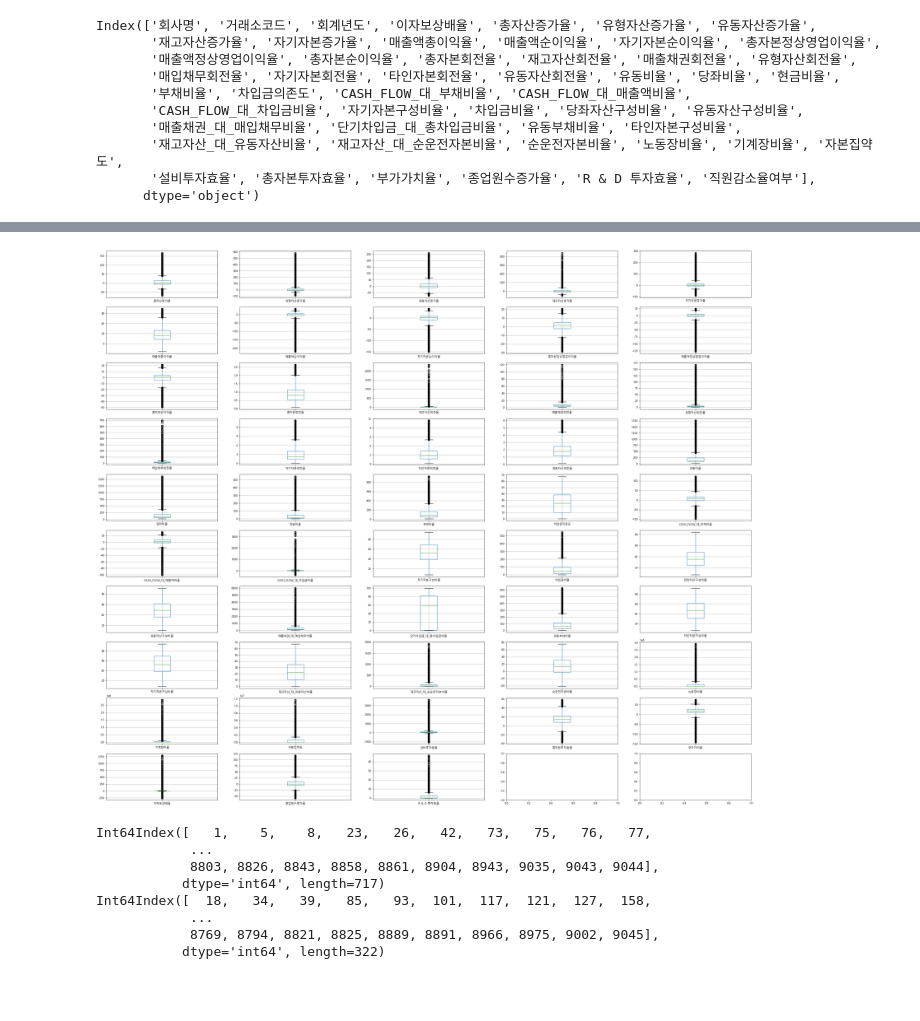
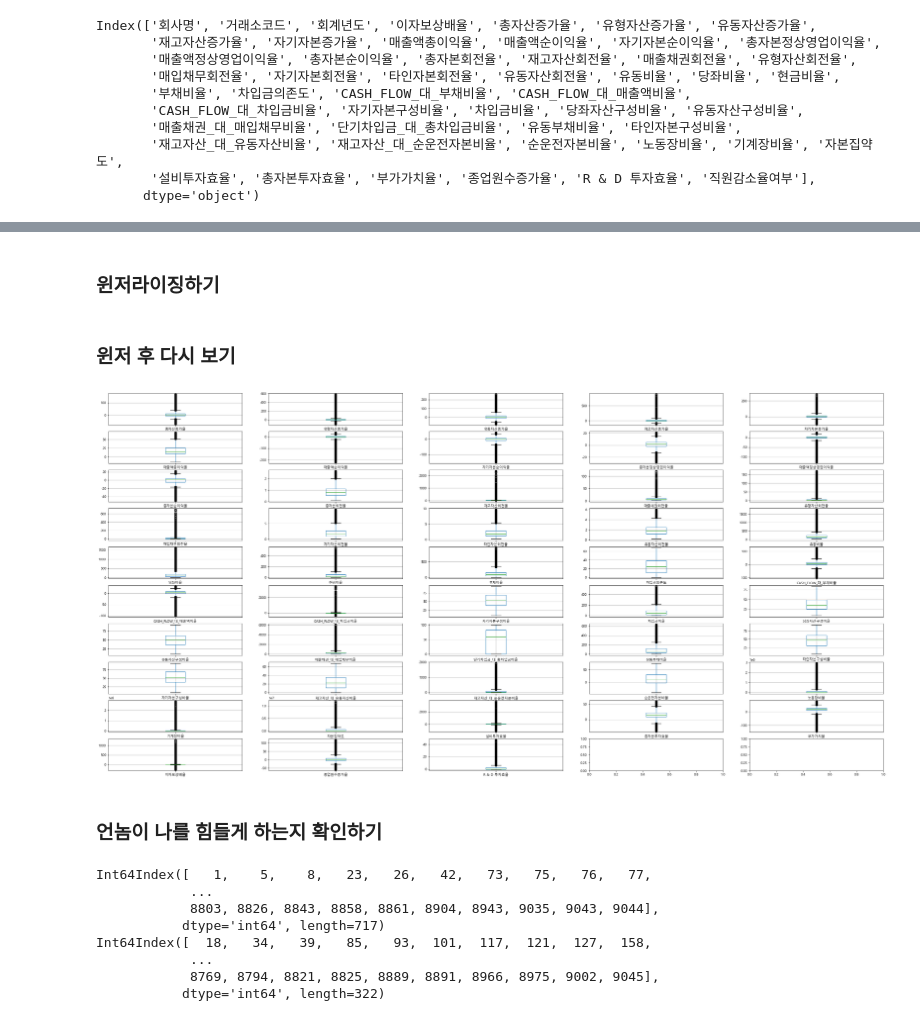
Before and after one commit to Penta-Audit-Technology/jh, a Jupyter notebook: 회귀노가다.ipynb, the cells around one changed output, grey strips where cells are left out. Drawn from its saved outputs; the diff is of its cells as text; code cells hidden in the pictures; blank space fills up the shorter version.

```diff
--- a/회귀노가다.ipynb
+++ b/회귀노가다.ipynb
@@ -80,0 +138,4 @@ df
+# %%
+# 거래소코드가 9로 시작하는 기업
+code_nine_list = df['회사명'][df['거래소코드'].astype(str).str.startswith('9')].unique()
+code_nine_list
@@ -80,0 +145,5 @@ df
+# %%
+# 거래소코드가 9로 시작하는 기업 제거
+df = df[~df['회사명'].isin(code_nine_list)]
+df.reset_index(drop=True, inplace=True)
+print(df.shape)
@@ -80,0 +152,4 @@ df
+# %%
+# 기업 기록이 하나인 기업
+single_rows = df['회사명'].value_counts() < 2
+single_rows[single_rows]
@@ -80,0 +174,5 @@ df
+# %%
+# 기업 기록이 하나인 기업 제거
+df = df[~df['회사명'].isin(single_rows[single_rows].index)]
+df.reset_index(drop=True, inplace=True)
+print(df.shape)
@@ -178,3 +481,5 @@ plt.show()
+# %% [markdown]
+### 윈저라이징하기
 # %%
 from scipy.stats.mstats import winsorize
 df1 = df.iloc[:,3:].copy()
@@ -232,11 +537,13 @@ for col in df1.columns:
 #     df.loc[v]['종업원수증가율'] = winsorize(df.loc[v]['종업원수증가율'],limits=[.05,.95])
 #     df.loc[v]['R & D 투자효율'] = winsorize(df.loc[v]['R & D 투자효율'],limits=[.05,.95])
 #     df.loc[v]['이자보상배율'] = winsorize(df.loc[v]['이자보상배율'],limits=[.05,.95])
+# %% [markdown]
+### 윈저 후 다시 보기
 # %%
 from matplotlib.pyplot import imread
 
 fig, axes = plt.subplots(10, 5)
-fig.set_size_inches((40,35))
+fig.set_size_inches((40,20))
 
 df1.boxplot(column='총자산증가율', ax=axes[0,0])
 df1.boxplot(column='유형자산증가율', ax=axes[0,1])
@@ -263,34 +570,36 @@ df1.boxplot(column='현금비율', ax=axes[4,1])
 df1.boxplot(column='부채비율', ax=axes[4,2])
 df1.boxplot(column='차입금의존도', ax=axes[4,3])
 df1.boxplot(column='CASH_FLOW_대_부채비율', ax=axes[4,4])
 df1.boxplot(column='CASH_FLOW_대_매출액비율', ax=axes[5,0])
 df1.boxplot(column='CASH_FLOW_대_차입금비율', ax=axes[5,1])
 df1.boxplot(column='자기자본구성비율', ax=axes[5,2])
 df1.boxplot(column='차입금비율', ax=axes[5,3])
 df1.boxplot(column='당좌자산구성비율', ax=axes[5,4])
 df1.boxplot(column='유동자산구성비율', ax=axes[6,0])
 df1.boxplot(column='매출채권_대_매입채무비율', ax=axes[6,1])
 df1.boxplot(column='단기차입금_대_총차입금비율', ax=axes[6,2])
 df1.boxplot(column='유동부채비율', ax=axes[6,3])
 df1.boxplot(column='타인자본구성비율', ax=axes[6,4])
 df1.boxplot(column='자기자본구성비율', ax=axes[7,0])
 df1.boxplot(column='재고자산_대_유동자산비율', ax=axes[7,1])
 df1.boxplot(column='재고자산_대_순운전자본비율', ax=axes[7,2])
 df1.boxplot(column='순운전자본비율', ax=axes[7,3])
 df1.boxplot(column='노동장비율', ax=axes[7,4])
 df1.boxplot(column='기계장비율', ax=axes[8,0])
 df1.boxplot(column='자본집약도', ax=axes[8,1])
 df1.boxplot(column='설비투자효율', ax=axes[8,2])
 df1.boxplot(column='총자본투자효율', ax=axes[8,3])
 df1.boxplot(column='부가가치율', ax=axes[8,4])
 df1.boxplot(column='이자보상배율', ax=axes[9,0])
 df1.boxplot(column='종업원수증가율', ax=axes[9,1])
 df1.boxplot(column='R & D 투자효율', ax=axes[9,2])
 # df1.boxplot(column='무형자산개발비비율', ax=axes[9,3])
 
 plt.show()
 # %% [output]
-[figure, old version]
+[figure, new version]
+# %% [markdown]
+### 언놈이 나를 힘들게 하는지 확인하기
 # %%
 # 이상치 인덱스
 
```
Also changed, not shown: parts of 60 cells of this notebook, 1 other file.
